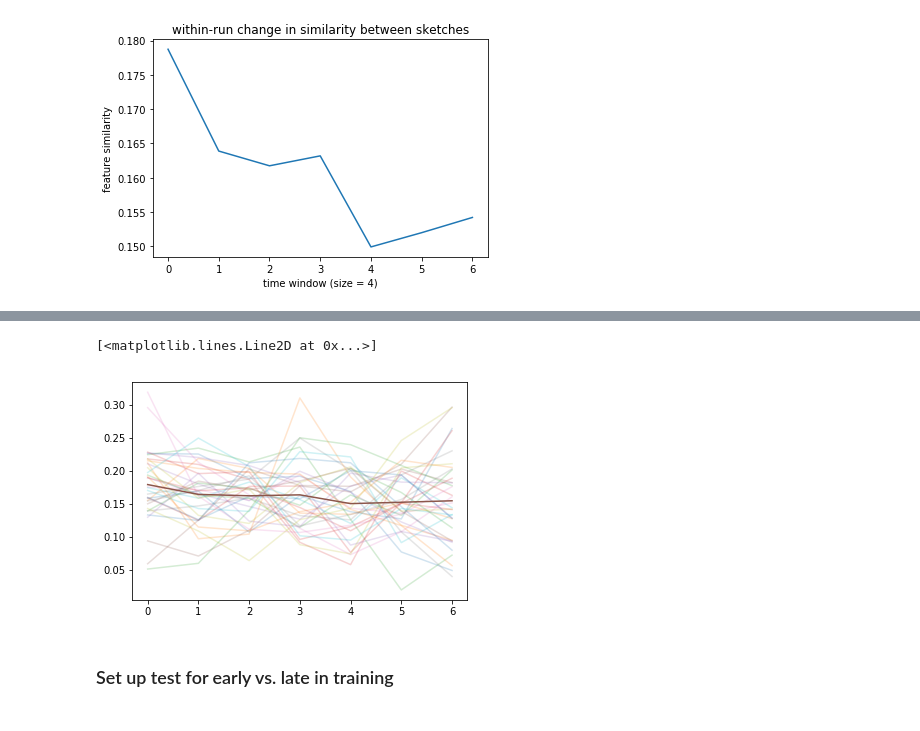
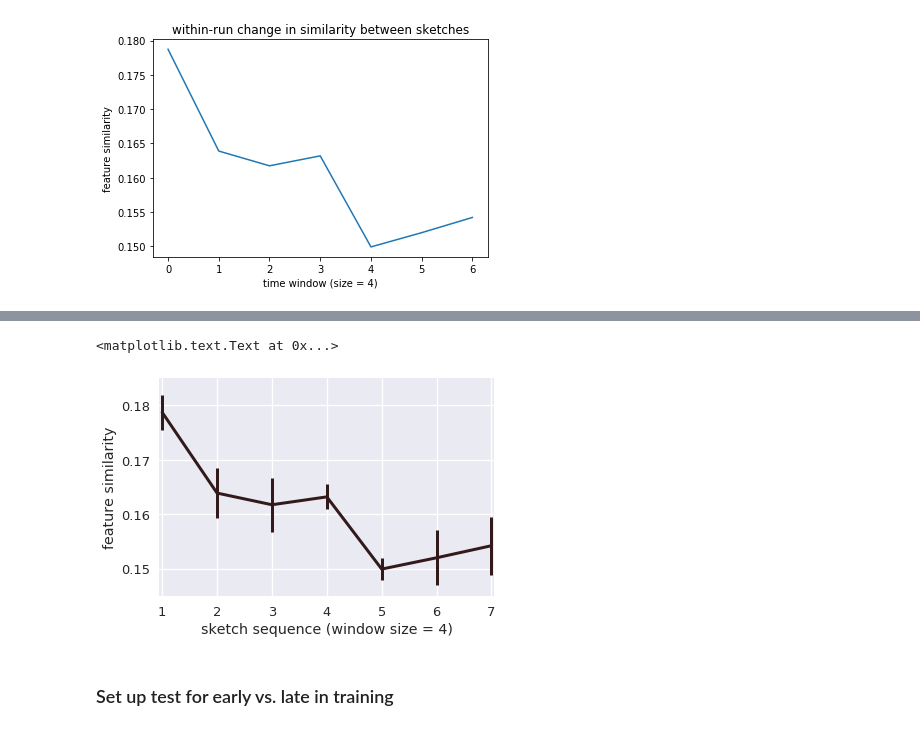
Before and after one commit to judithfan/sketchfeat, a Jupyter notebook: sketches/sketch_feature_analysis_Judy.ipynb, the cells around one changed output, grey strips where cells are left out. Drawn from its saved outputs; the diff is of its cells as text; code cells hidden in the pictures.

```diff
--- a/sketches/sketch_feature_analysis_Judy.ipynb
+++ b/sketches/sketch_feature_analysis_Judy.ipynb
@@ -515,9 +495,20 @@ normed_SIM = []
 for i,s in enumerate(SIM):
     normed_SIM.append(s - sub_means[i] + grand_mean)
 normed_SIM = np.array(normed_SIM)
-# %%
-h = plt.plot(normed_SIM.mean(1).transpose(),alpha=0.2)
-plt.plot(normed_SIM.mean(0).mean(0))
-# %% [output]
-[<matplotlib.lines.Line2D at 0x...>]
-[figure, removed]
+# %%
+### plot the timecourse with within-subject error bars
+hfont = {'fontname':'Helvetica Neue'}
+sns.set_context('talk')
+sns.set_style('darkgrid')
+sem = normed_SIM.mean(0).std(0)/np.sqrt(normed_SIM.shape[0])*1
+plt.errorbar(np.arange(1,normed_SIM.shape[2]+1),
+             normed_SIM.mean(0).mean(0),
+             yerr=sem,color=(0.2,0.1,0.1),
+             linewidth=3)
+lim = plt.ylim([0.145,0.185])
+lim = plt.xlim([0.95,normed_SIM.shape[2]+0.05])
+plt.xlabel('sketch sequence (window size = 4)', **hfont)
+plt.ylabel('feature similarity', **hfont)
+# %% [output]
+<matplotlib.text.Text at 0x...>
+[figure, added]
```
Also changed, not shown: parts of 11 cells of this notebook, 1 other file.
